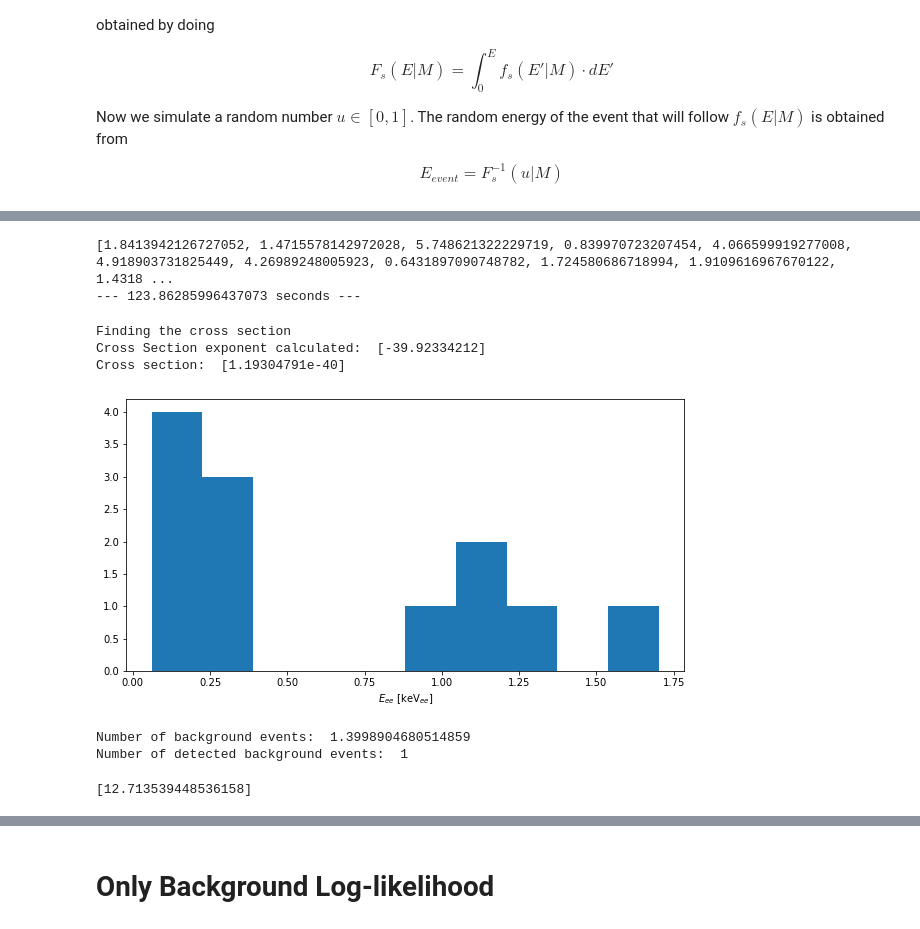
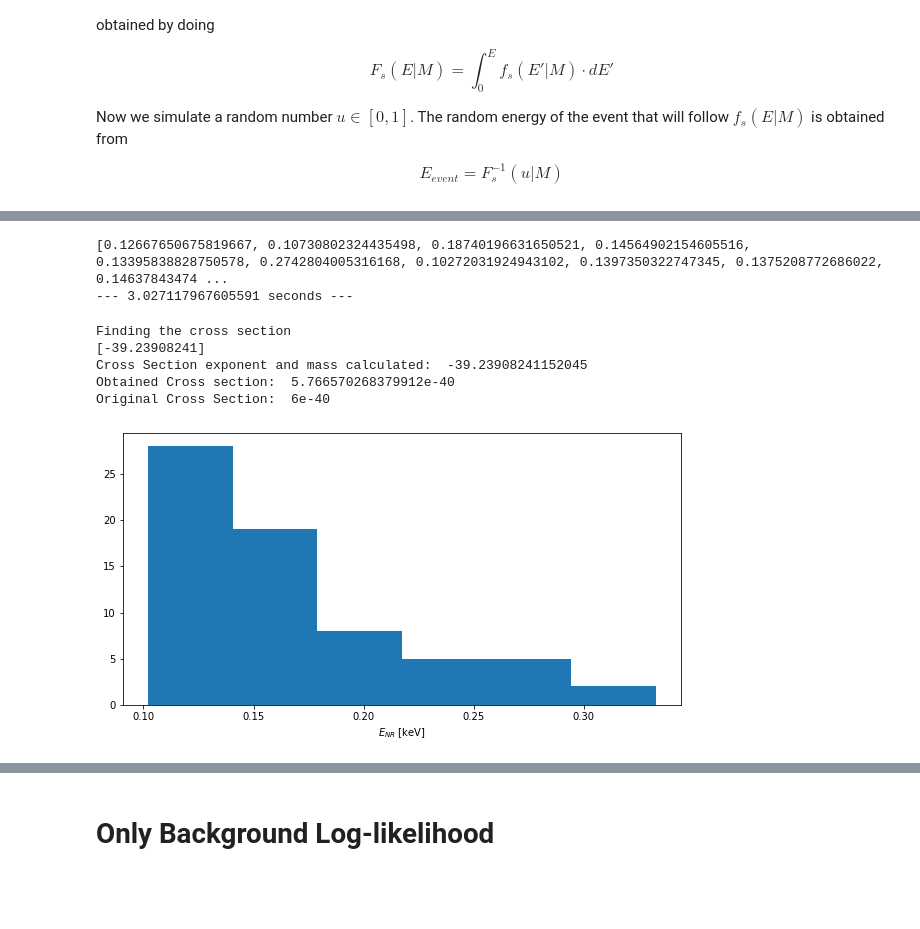
Before and after one commit to alantero/DAMIC_DM_Sensitive_Region, a Jupyter notebook: DAMIC_Sensitive_Region.ipynb, the cells around one changed output, grey strips where cells are left out. Cells and saved outputs as stored; diff of their text form; code cells hidden in the pictures; blank space fills up the shorter version.

```diff
--- a/DAMIC_Sensitive_Region.ipynb
+++ b/DAMIC_Sensitive_Region.ipynb
@@ -588,47 +452,38 @@ plt.show()
 # %%
 start_time = time.time()
-signal_events = random_signal(n_det,  N_p_Si, N_n_Si, mass_dm, cross_section, C_sig, True)
+signal_events = random_signal(n_det,  N_p_Si, N_n_Si, mass_dm, cross_section, C_sig_theo, False)
 print(signal_events)
 print("--- %s seconds ---" % (time.time() - start_time))
 # %% [output]
-[1.8413942126727052, 1.4715578142972028, 5.748621322229719, 0.839970723207454, 4.066599919277008, 4.918903731825449, 4.26989248005923, 0.6431897090748782, 1.724580686718994, 1.9109616967670122, 1.4318 ...
---- 123.86285996437073 seconds ---
+[0.12667650675819667, 0.10730802324435498, 0.18740196631650521, 0.14564902154605516, 0.13395838828750578, 0.2742804005316168, 0.10272031924943102, 0.1397350322747345, 0.1375208772686022, 0.14637843474 ...
+--- 3.027117967605591 seconds ---
 # %%
-plt.hist(lindhard(np.array(signal_events)), bins = 10)
-plt.xlabel(r"$E_{ee}$ [keV$_{ee}$]")
+#plt.hist(lindhard(np.array(signal_events)), bins = 10)
+plt.hist(np.array(signal_events), bins = 6)
+
+plt.xlabel(r"$E_{NR}$ [keV]")
+
 print("Finding the cross section")
-sigma0 = minimize(log_likelihood, -38, args = (signal_events, lindhard_inv(4e-3),lindhard_inv(7),N_p_Si, N_n_Si, mass_dm, mass_det*expo_det, True)).x
-print("Cross Section exponent calculated: ", sigma0)
-print("Cross section: ", np.power(10,sigma0))
+
+bnds = [(-50,-30)]
+theta = minimize(log_likelihood, [-30],bounds=bnds,method='L-BFGS-B', args = (np.array(signal_events), lindhard_inv(4e-3),lindhard_inv(7),N_p_Si, N_n_Si, mass_dm,mass_det*expo_det, False)).x
+print(theta)
+print("Cross Section exponent and mass calculated: ", theta[0])
+print("Obtained Cross section: ", np.power(10,theta[0]))
+print("Original Cross Section: ", cross_section)
 # %% [output]
 Finding the cross section
-Cross Section exponent calculated:  [-39.92334212]
-Cross section:  [1.19304791e-40]
+[-39.23908241]
+Cross Section exponent and mass calculated:  -39.23908241152045
+Obtained Cross section:  5.766570268379912e-40
+Original Cross Section:  6e-40
-[figure, old version]
+[figure, new version]
 # %%
 def random_background(n_size, Ermin, Ermax):
     """ For consistency we give Ermin and Ermax in Enr units.
     """
-    E_bkg = []
-    for i in range(n_size):
-        E_i = np.random.uniform(Ermin, Ermax, 1)
-        below_eff = True
-        while E_i < lindhard_inv(0.004*2):
-            E_i = np.random.uniform(Ermin, Ermax, 1)
-        E_bkg.append(float(E_i))
-    return E_bkg
-
-### Expected backgoun 15+-3 events/kg days keV_ee
-N = 0.1
-C_b = N*(lindhard(E_range[-1])-lindhard(0.008)) #dRb/dE
-b = mass_det*expo_det*C_b
-n_b_det = np.random.poisson(b)
-print("Number of background events: ", b)
-print("Number of detected background events: ", n_b_det)
-b_events = random_background(n_b_det, lindhard_inv(4e-3), lindhard_inv(7))
-b_events
+    if lindhard(Ermin)<0.008:
+        Ermin = lindhard_inv(0.008)
+    E_bkg = np.random.uniform(lindhard(Ermin), lindhard(Ermax), n_size)
+    return lindhard_inv(E_bkg).tolist()
-# %% [output]
-Number of background events:  1.3998904680514859
-Number of detected background events:  1
-[12.713539448536158]
 # %%
```
Also changed, not shown: parts of 35 cells of this notebook.
